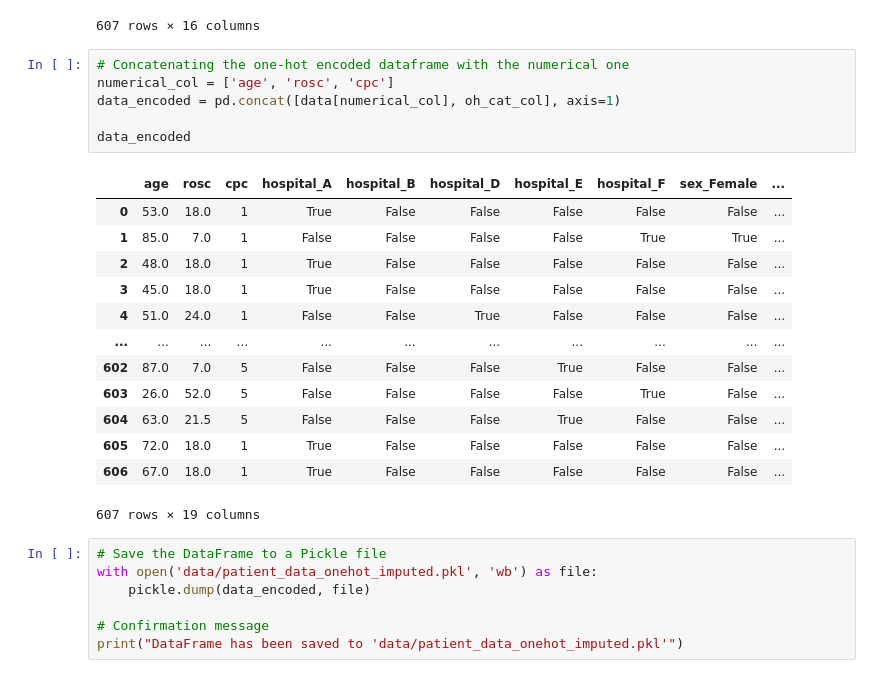
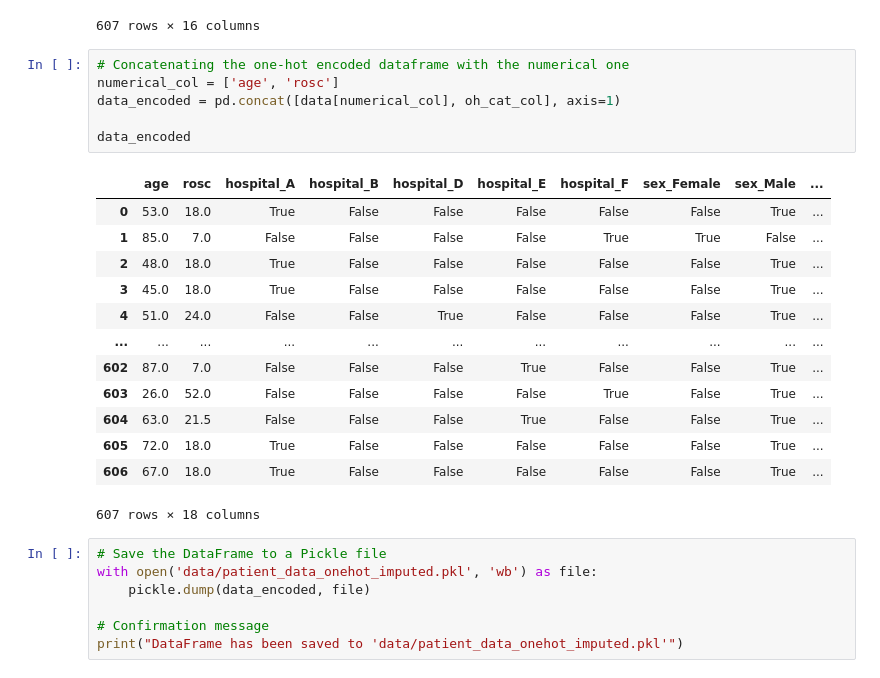
Before and after one commit to KentFre/Resus_TTM, a Jupyter notebook: 02_Feature_Importance.ipynb, the cells around one changed output. Saved outputs shown, nothing was run; the diff lists cells and outputs as text.

```diff
--- a/02_Feature_Importance.ipynb
+++ b/02_Feature_Importance.ipynb
@@ -140,24 +140,24 @@ oh_cat_col
 607 rows × 16 columns
 # %%
 # Concatenating the one-hot encoded dataframe with the numerical one
-numerical_col = ['age', 'rosc', 'cpc']
+numerical_col = ['age', 'rosc']
 data_encoded = pd.concat([data[numerical_col], oh_cat_col], axis=1)
 
 data_encoded
 # %% [output]
-|  | age | rosc | cpc | hospital_A | hospital_B | hospital_D | hospital_E | hospital_F | sex_Female | ... |
-| 0 | 53.0 | 18.0 | 1 | True | False | False | False | False | False | ... |
-| 1 | 85.0 | 7.0 | 1 | False | False | False | False | True | True | ... |
-| 2 | 48.0 | 18.0 | 1 | True | False | False | False | False | False | ... |
-| 3 | 45.0 | 18.0 | 1 | True | False | False | False | False | False | ... |
-| 4 | 51.0 | 24.0 | 1 | False | False | True | False | False | False | ... |
+|  | age | rosc | hospital_A | hospital_B | hospital_D | hospital_E | hospital_F | sex_Female | sex_Male | ... |
+| 0 | 53.0 | 18.0 | True | False | False | False | False | False | True | ... |
+| 1 | 85.0 | 7.0 | False | False | False | False | True | True | False | ... |
+| 2 | 48.0 | 18.0 | True | False | False | False | False | False | True | ... |
+| 3 | 45.0 | 18.0 | True | False | False | False | False | False | True | ... |
+| 4 | 51.0 | 24.0 | False | False | True | False | False | False | True | ... |
 | ... | ... | ... | ... | ... | ... | ... | ... | ... | ... | ... |
-| 602 | 87.0 | 7.0 | 5 | False | False | False | True | False | False | ... |
-| 603 | 26.0 | 52.0 | 5 | False | False | False | False | True | False | ... |
-| 604 | 63.0 | 21.5 | 5 | False | False | False | True | False | False | ... |
-| 605 | 72.0 | 18.0 | 1 | True | False | False | False | False | False | ... |
-| 606 | 67.0 | 18.0 | 1 | True | False | False | False | False | False | ... |
+| 602 | 87.0 | 7.0 | False | False | False | True | False | False | True | ... |
+| 603 | 26.0 | 52.0 | False | False | False | False | True | False | True | ... |
+| 604 | 63.0 | 21.5 | False | False | False | True | False | False | True | ... |
+| 605 | 72.0 | 18.0 | True | False | False | False | False | False | True | ... |
+| 606 | 67.0 | 18.0 | True | False | False | False | False | False | True | ... |
-607 rows × 19 columns
+607 rows × 18 columns
 # %%
 # Save the DataFrame to a Pickle file
 with open('data/patient_data_onehot_imputed.pkl', 'wb') as file:
```
Also changed, not shown: parts of 6 cells of this notebook, 3 other files.
